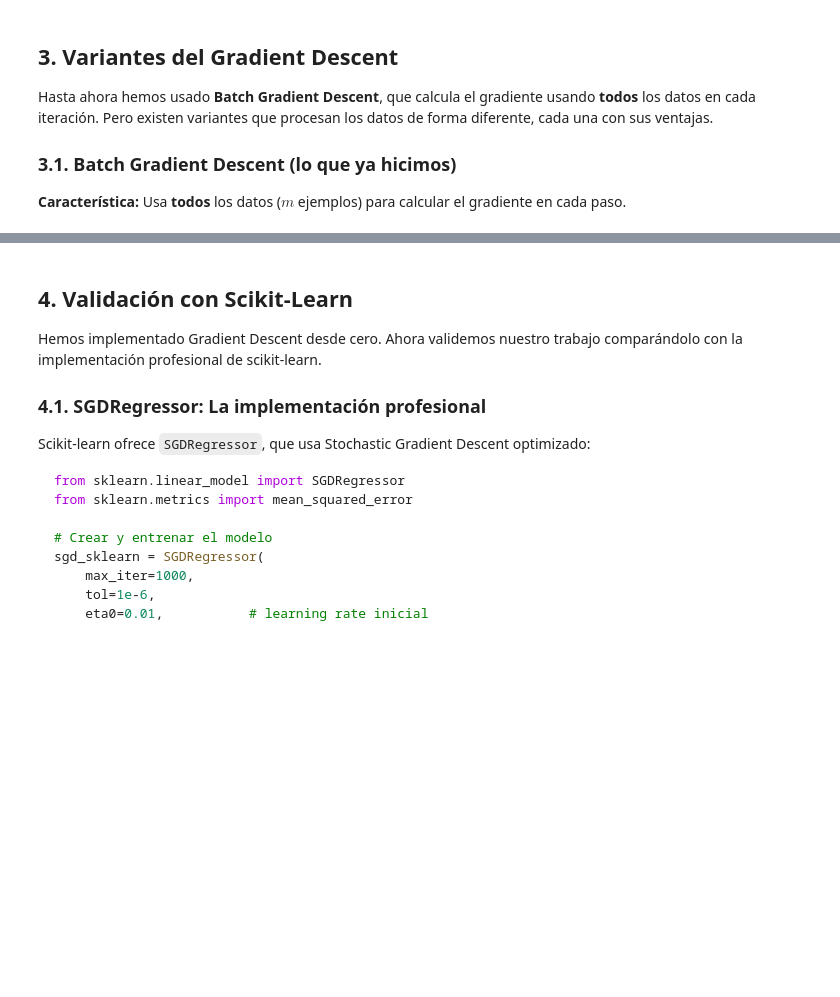
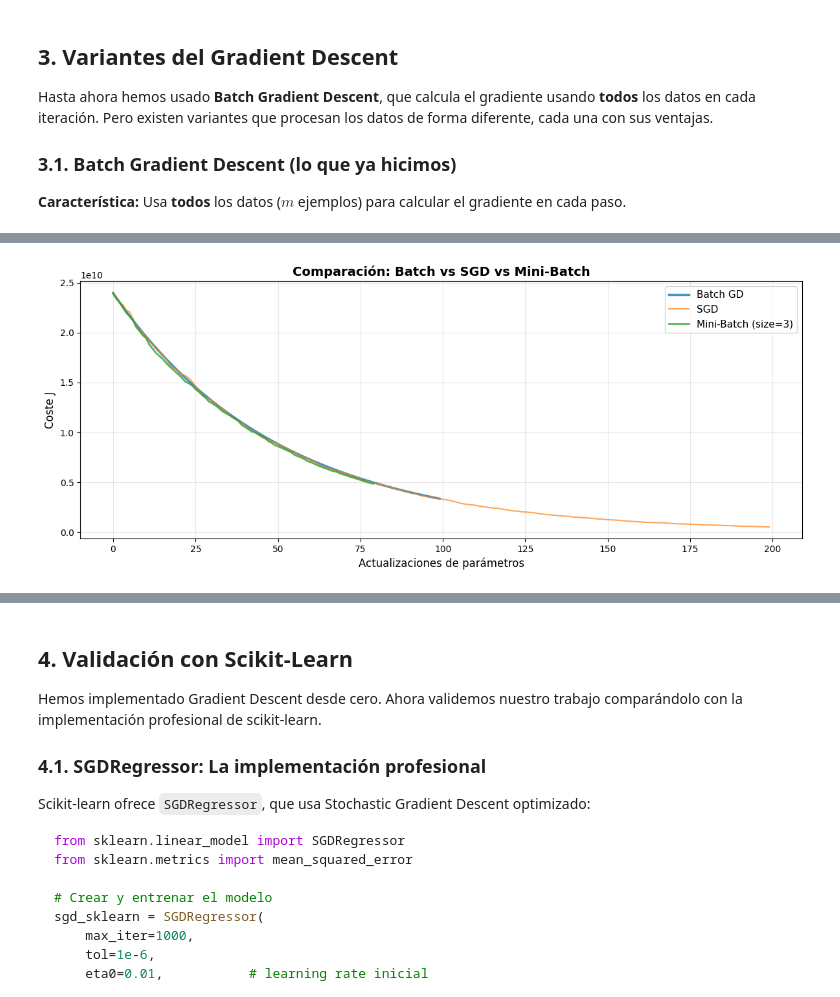
Before and after one commit to financieras/articulos, a Jupyter notebook: gradient_descent_part2_New_Approach.ipynb, the cells around one changed output, grey strips where cells are left out. Saved outputs shown, nothing was run; the diff lists cells and outputs as text; code cells hidden in the pictures; blank space fills up the shorter version.

```diff
--- a/gradient_descent_part2_New_Approach.ipynb
+++ b/gradient_descent_part2_New_Approach.ipynb
@@ -471,0 +371,77 @@ plt.show()
+# %%
+# Entrenar las 3 variantes guardando historial
+def track_cost(X_b, y, w):
+    """Calcula el coste para monitorear convergencia"""
+    m = len(y)
+    error = X_b @ w - y
+    return (1/(2*m)) * np.sum(error**2)
+
+# Batch GD con tracking
+def batch_gd_track(X_b, y, alpha=0.01, n_iter=100):
+    m = len(y)
+    w = np.zeros(2)
+    costs = []
+
+    for i in range(n_iter):
+        gradient = (1/m) * X_b.T @ (X_b @ w - y)
+        w = w - alpha * gradient
+        costs.append(track_cost(X_b, y, w))
+
+    return w, costs
+
+# SGD con tracking
+def sgd_track(X_b, y, alpha=0.01, n_epochs=20):
+    m = len(y)
+    w = np.zeros(2)
+    costs = []
+
+    for epoch in range(n_epochs):
+        indices = np.random.permutation(m)
+        for i in indices:
+            xi = X_b[i:i+1]
+            yi = y[i:i+1]
+            gradient = xi.T @ (xi @ w - yi)
+            w = w - alpha * gradient
+            costs.append(track_cost(X_b, y, w))  # Coste después de cada ejemplo
+
+    return w, costs
+
+# Mini-Batch con tracking
+def minibatch_track(X_b, y, alpha=0.01, n_epochs=20, batch_size=3):
+    m = len(y)
+    w = np.zeros(2)
+    costs = []
+
+    for epoch in range(n_epochs):
+        indices = np.random.permutation(m)
+        for i in range(0, m, batch_size):
+            batch_indices = indices[i:i+batch_size]
+            X_batch = X_b[batch_indices]
+            y_batch = y[batch_indices]
+            gradient = (1/len(batch_indices)) * X_batch.T @ (X_batch @ w - y_batch)
+            w = w - alpha * gradient
+            costs.append(track_cost(X_b, y, w))
+
+    return w, costs
+
+# Entrenar
+w_batch, costs_batch = batch_gd_track(X_b, precio, alpha=0.01, n_iter=100)
+w_sgd, costs_sgd = sgd_track(X_b, precio, alpha=0.01, n_epochs=20)
+w_mb, costs_mb = minibatch_track(X_b, precio, alpha=0.01, n_epochs=20, batch_size=3)
+
+# Visualización comparativa
+plt.figure(figsize=(12, 5))
+
+plt.plot(costs_batch, label='Batch GD', linewidth=2.5, alpha=0.8)
+plt.plot(costs_sgd, label='SGD', linewidth=1.5, alpha=0.7)
+plt.plot(costs_mb, label='Mini-Batch (size=3)', linewidth=2, alpha=0.8)
+
+plt.xlabel('Actualizaciones de parámetros', fontsize=12)
+plt.ylabel('Coste J', fontsize=12)
+plt.title('Comparación: Batch vs SGD vs Mini-Batch', fontsize=14, fontweight='bold')
+plt.legend(fontsize=11)
+plt.grid(alpha=0.3)
+plt.tight_layout()
+plt.show()
+# %% [output]
+[figure, added]
```
Also changed, not shown: parts of 11 cells of this notebook.
